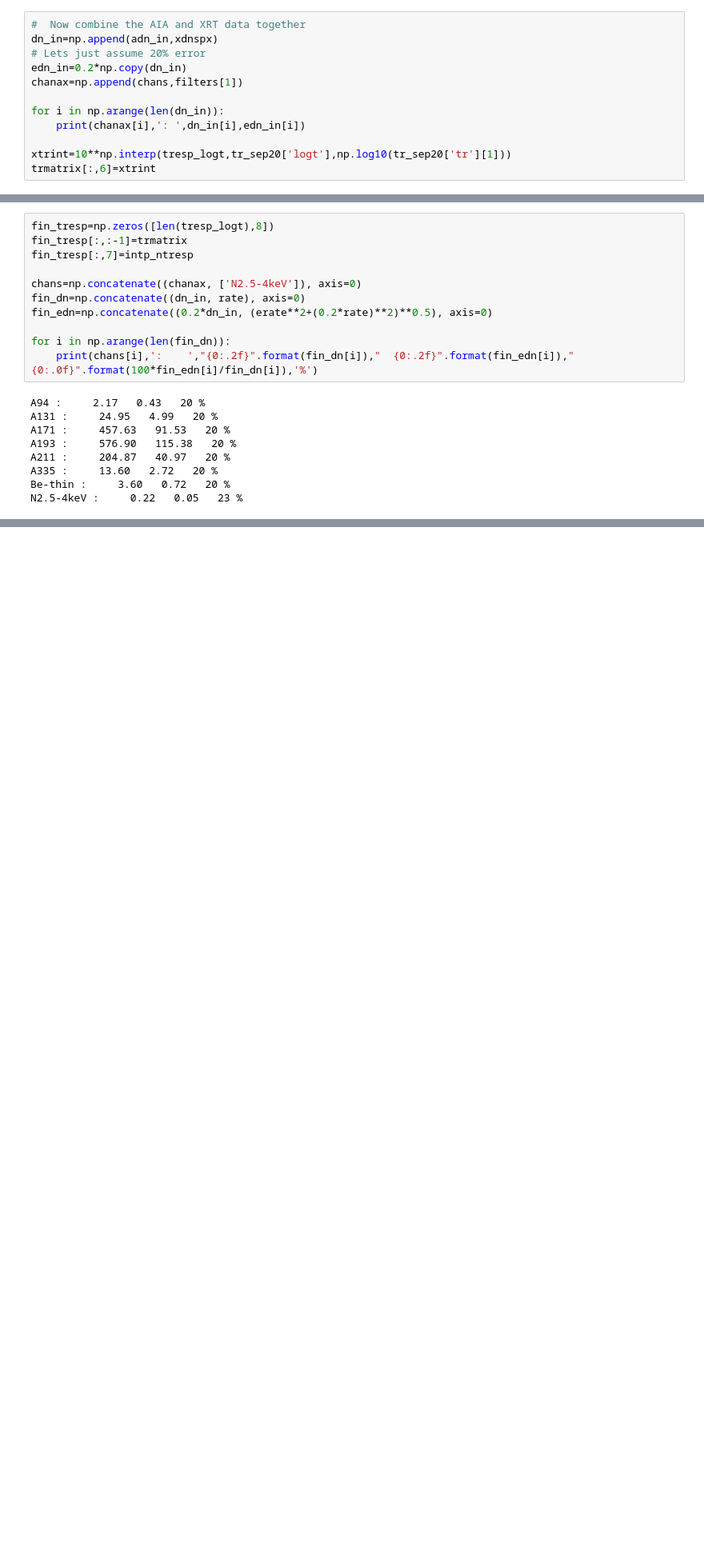
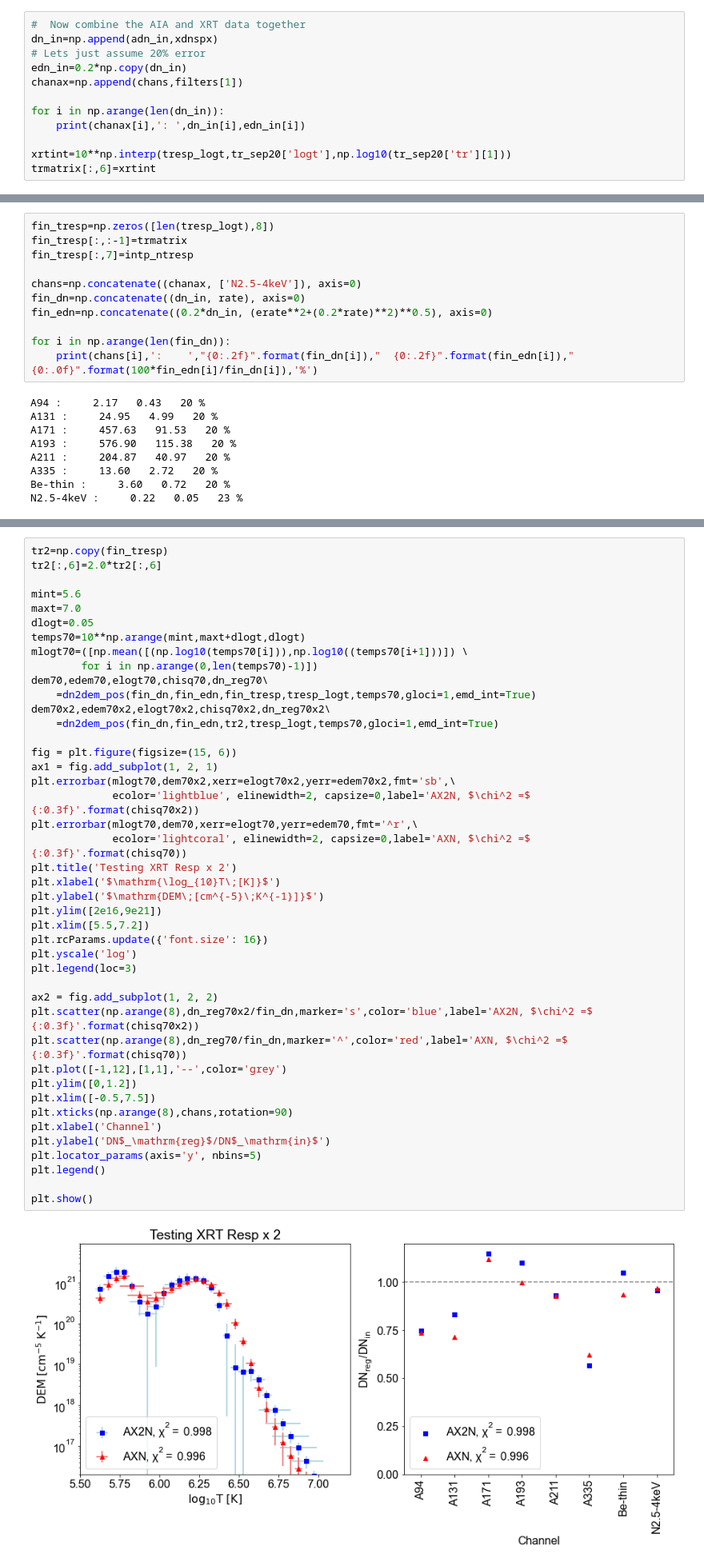
Before and after one commit to ianan/axn_example, a Jupyter notebook: axn_sep2020_new.ipynb, the cells around one changed output, grey strips where cells are left out. Shown at 80% size. Drawn from its saved outputs; the diff is of its cells as text; blank space fills up the shorter version.

```diff
--- a/axn_sep2020_new.ipynb
+++ b/axn_sep2020_new.ipynb
@@ -213,8 +224,8 @@ chanax=np.append(chans,filters[1])
 for i in np.arange(len(dn_in)):
     print(chanax[i],': ',dn_in[i],edn_in[i])
 
-xtrint=10**np.interp(tresp_logt,tr_sep20['logt'],np.log10(tr_sep20['tr'][1]))
-trmatrix[:,6]=xtrint
+xrtint=10**np.interp(tresp_logt,tr_sep20['logt'],np.log10(tr_sep20['tr'][1]))
+trmatrix[:,6]=xrtint
 # %% [output]
 A94 :  2.165852409540008 0.43317048190800156
 A131 :  24.950203938111002 4.990040787622201
@@ -569,2 +500,47 @@ dn_reg/dn_in [6.6]:  [0.74272778 0.70625608 1.11060144 0.97911168 0.94277889 0.6
+# %%
+tr2=np.copy(fin_tresp)
+tr2[:,6]=2.0*tr2[:,6]
+
+mint=5.6
+maxt=7.0
+dlogt=0.05
+temps70=10**np.arange(mint,maxt+dlogt,dlogt)
+mlogt70=([np.mean([(np.log10(temps70[i])),np.log10((temps70[i+1]))]) \
+        for i in np.arange(0,len(temps70)-1)])
+dem70,edem70,elogt70,chisq70,dn_reg70\
+    =dn2dem_pos(fin_dn,fin_edn,fin_tresp,tresp_logt,temps70,gloci=1,emd_int=True)
+dem70x2,edem70x2,elogt70x2,chisq70x2,dn_reg70x2\
+    =dn2dem_pos(fin_dn,fin_edn,tr2,tresp_logt,temps70,gloci=1,emd_int=True)
+
+fig = plt.figure(figsize=(15, 6))
+ax1 = fig.add_subplot(1, 2, 1)
+plt.errorbar(mlogt70,dem70x2,xerr=elogt70x2,yerr=edem70x2,fmt='sb',\
+             ecolor='lightblue', elinewidth=2, capsize=0,label='AX2N, $\chi^2 =$ {:0.3f}'.format(chisq70x2))
+plt.errorbar(mlogt70,dem70,xerr=elogt70,yerr=edem70,fmt='^r',\
+             ecolor='lightcoral', elinewidth=2, capsize=0,label='AXN, $\chi^2 =$ {:0.3f}'.format(chisq70))
+plt.title('Testing XRT Resp x 2')
+plt.xlabel('$\mathrm{\log_{10}T\;[K]}$')
+plt.ylabel('$\mathrm{DEM\;[cm^{-5}\;K^{-1}]}$')
+plt.ylim([2e16,9e21])
+plt.xlim([5.5,7.2])
+plt.rcParams.update({'font.size': 16})
+plt.yscale('log')
+plt.legend(loc=3)
+
+ax2 = fig.add_subplot(1, 2, 2)
+plt.scatter(np.arange(8),dn_reg70x2/fin_dn,marker='s',color='blue',label='AX2N, $\chi^2 =$ {:0.3f}'.format(chisq70x2))
+plt.scatter(np.arange(8),dn_reg70/fin_dn,marker='^',color='red',label='AXN, $\chi^2 =$ {:0.3f}'.format(chisq70))
+plt.plot([-1,12],[1,1],'--',color='grey')
+plt.ylim([0,1.2])
+plt.xlim([-0.5,7.5])
+plt.xticks(np.arange(8),chans,rotation=90)
+plt.xlabel('Channel')
+plt.ylabel('DN$_\mathrm{reg}$/DN$_\mathrm{in}$')
+plt.locator_params(axis='y', nbins=5)
+plt.legend()
+
+plt.show()
+# %% [output]
+[figure, added]
 # %% [markdown]
 ---
```
Also changed, not shown: parts of 15 cells of this notebook, 5 other files.
